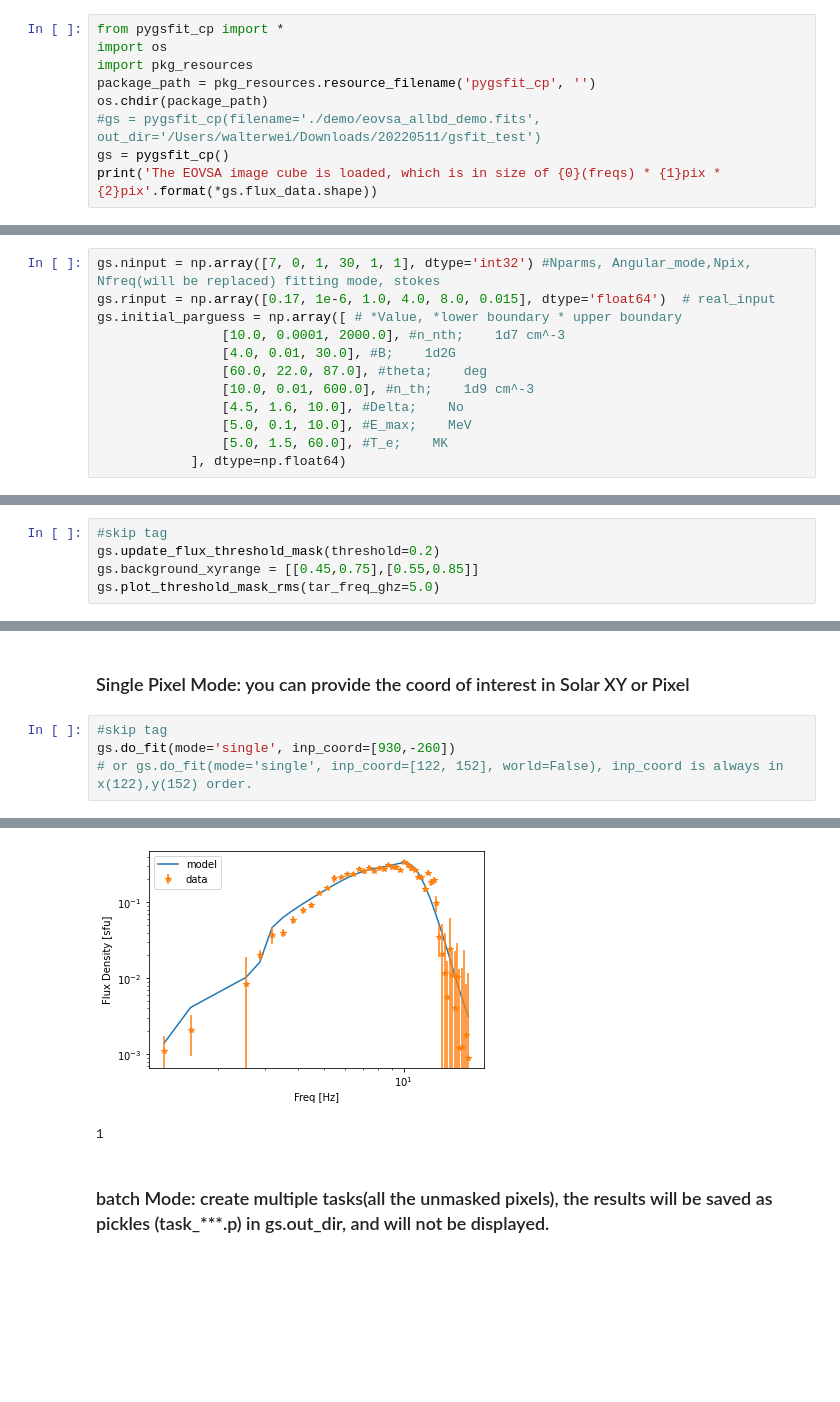
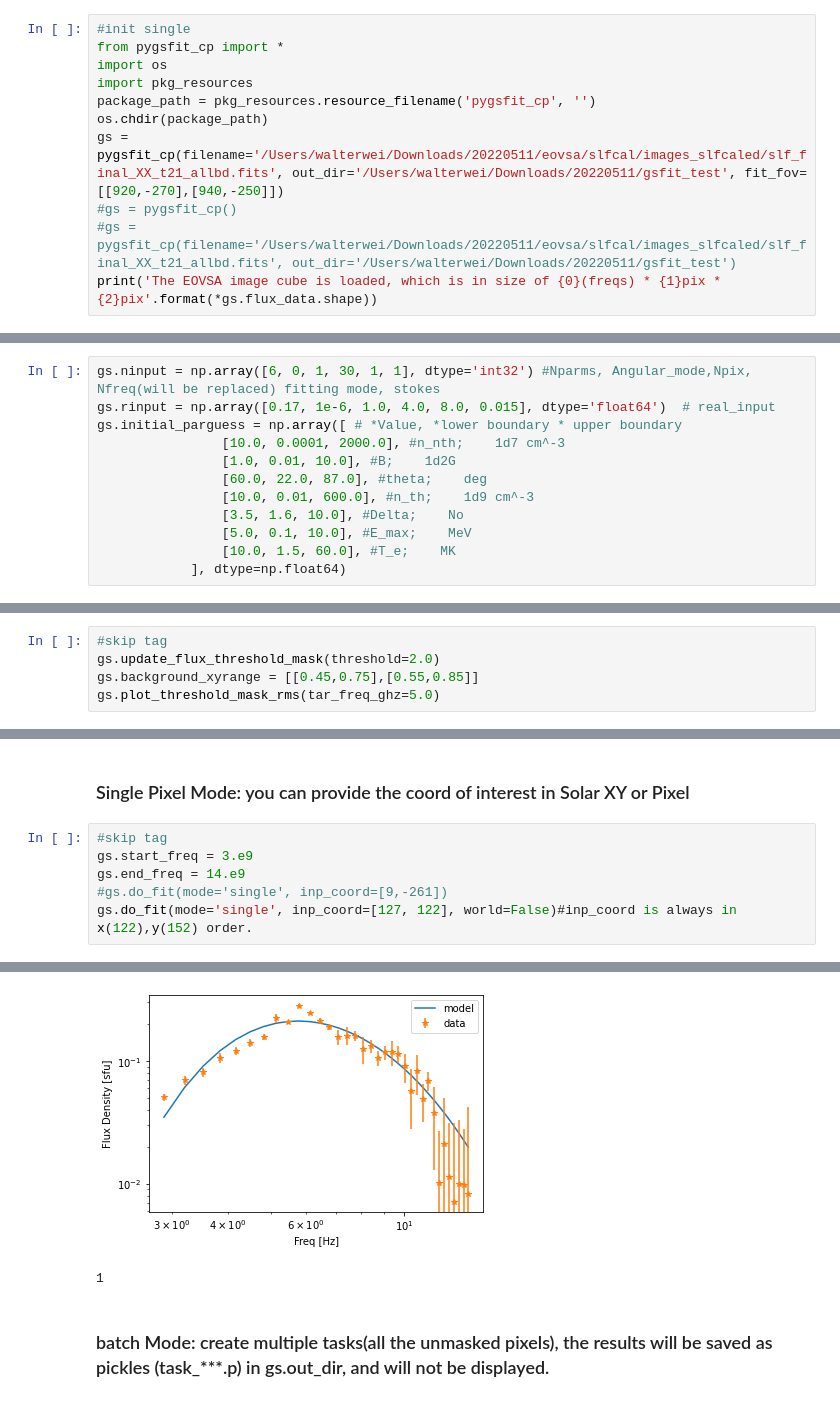
Before and after one commit to wyq24/suncast-pygsfit, a Jupyter notebook: Tutorial.ipynb, the cells around one changed output, grey strips where cells are left out. Saved outputs shown, nothing was run; the diff lists cells and outputs as text; blank space fills up the shorter version.

```diff
--- a/Tutorial.ipynb
+++ b/Tutorial.ipynb
@@ -8,13 +8,15 @@
 %matplotlib inline
 # When exporting this notebook to a .py file, use "#skip tag" to determine which cells are about to be exported.
 # %%
+#init single
 from pygsfit_cp import *
 import os
 import pkg_resources
 package_path = pkg_resources.resource_filename('pygsfit_cp', '')
 os.chdir(package_path)
-#gs = pygsfit_cp(filename='./demo/eovsa_allbd_demo.fits', out_dir='/Users/walterwei/Downloads/20220511/gsfit_test')
-gs = pygsfit_cp()
+gs = pygsfit_cp(filename='/Users/walterwei/Downloads/20220511/eovsa/slfcal/images_slfcaled/slf_final_XX_t21_allbd.fits', out_dir='/Users/walterwei/Downloads/20220511/gsfit_test', fit_fov=[[920,-270],[940,-250]])
+#gs = pygsfit_cp()
+#gs = pygsfit_cp(filename='/Users/walterwei/Downloads/20220511/eovsa/slfcal/images_slfcaled/slf_final_XX_t21_allbd.fits', out_dir='/Users/walterwei/Downloads/20220511/gsfit_test')
 print('The EOVSA image cube is loaded, which is in size of {0}(freqs) * {1}pix * {2}pix'.format(*gs.flux_data.shape))
 # %% [output]
 The EOVSA image cube is loaded, which is in size of 50(freqs) * 256pix * 256pix
@@ -48,16 +50,16 @@ gs.documentation('ninput')
 # %% [markdown]
 ### adjust the input arrays as needed.
 # %%
-gs.ninput = np.array([7, 0, 1, 30, 1, 1], dtype='int32') #Nparms, Angular_mode,Npix, Nfreq(will be replaced) fitting mode, stokes
+gs.ninput = np.array([6, 0, 1, 30, 1, 1], dtype='int32') #Nparms, Angular_mode,Npix, Nfreq(will be replaced) fitting mode, stokes
 gs.rinput = np.array([0.17, 1e-6, 1.0, 4.0, 8.0, 0.015], dtype='float64')  # real_input
 gs.initial_parguess = np.array([ # *Value, *lower boundary * upper boundary
                 [10.0, 0.0001, 2000.0], #n_nth;    1d7 cm^-3
-                [4.0, 0.01, 30.0], #B;    1d2G
+                [1.0, 0.01, 10.0], #B;    1d2G
                 [60.0, 22.0, 87.0], #theta;    deg
                 [10.0, 0.01, 600.0], #n_th;    1d9 cm^-3
-                [4.5, 1.6, 10.0], #Delta;    No
+                [3.5, 1.6, 10.0], #Delta;    No
                 [5.0, 0.1, 10.0], #E_max;    MeV
-                [5.0, 1.5, 60.0], #T_e;    MK
+                [10.0, 1.5, 60.0], #T_e;    MK
             ], dtype=np.float64)
 # %% [markdown]
 ## Step 3:
@@ -75,7 +77,7 @@ gs.plot_threshold_mask_rms(tar_freq_ghz=5.0) # tar_freq_ghz: Displayed frequency
 ### adjust the setting:
 # %%
 #skip tag
-gs.update_flux_threshold_mask(threshold=0.2)
+gs.update_flux_threshold_mask(threshold=2.0)
 gs.background_xyrange = [[0.45,0.75],[0.55,0.85]]
 gs.plot_threshold_mask_rms(tar_freq_ghz=5.0)
 # %% [output]
@@ -89,6 +91,8 @@ gs.plot_threshold_mask_rms(tar_freq_ghz=5.0)
 ### Single Pixel Mode: you can provide the coord of interest in Solar XY or Pixel
 # %%
 #skip tag
-gs.do_fit(mode='single', inp_coord=[930,-260])
-# or gs.do_fit(mode='single', inp_coord=[122, 152], world=False), inp_coord is always in x(122),y(152) order.
+gs.start_freq = 3.e9
+gs.end_freq = 14.e9
+#gs.do_fit(mode='single', inp_coord=[9,-261])
+gs.do_fit(mode='single', inp_coord=[127, 122], world=False)#inp_coord is always in x(122),y(152) order.
 # %% [output]
@@ -105,8 +109,8 @@ Params(ranges) are:  [[1.0e+01 1.0e-04 2.0e+03]
 1 pixels to be fitted
 will be fitted in plotting (single pixel) mode
 Do you want to continue? Enter 'y' for Yes or 'n' for No:  y
 Continuing...
-[figure, old version]
+[figure, new version]
 1
 # %% [markdown]
 ### batch Mode: create multiple tasks(all the unmasked pixels), the results will be saved as pickles (task_***.p) in gs.out_dir, and will not be displayed.
```
Also changed, not shown: parts of 13 cells of this notebook, 5 other files.
